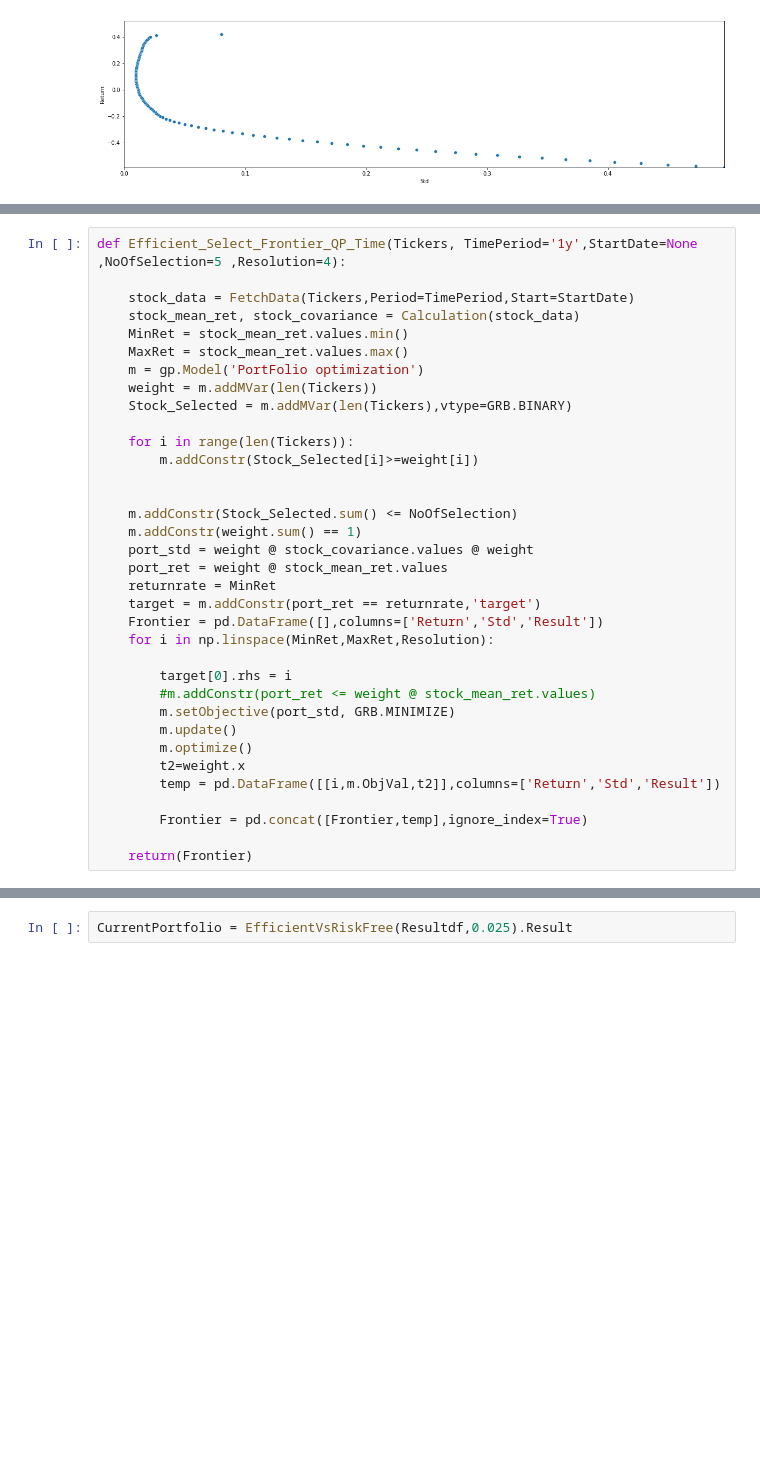
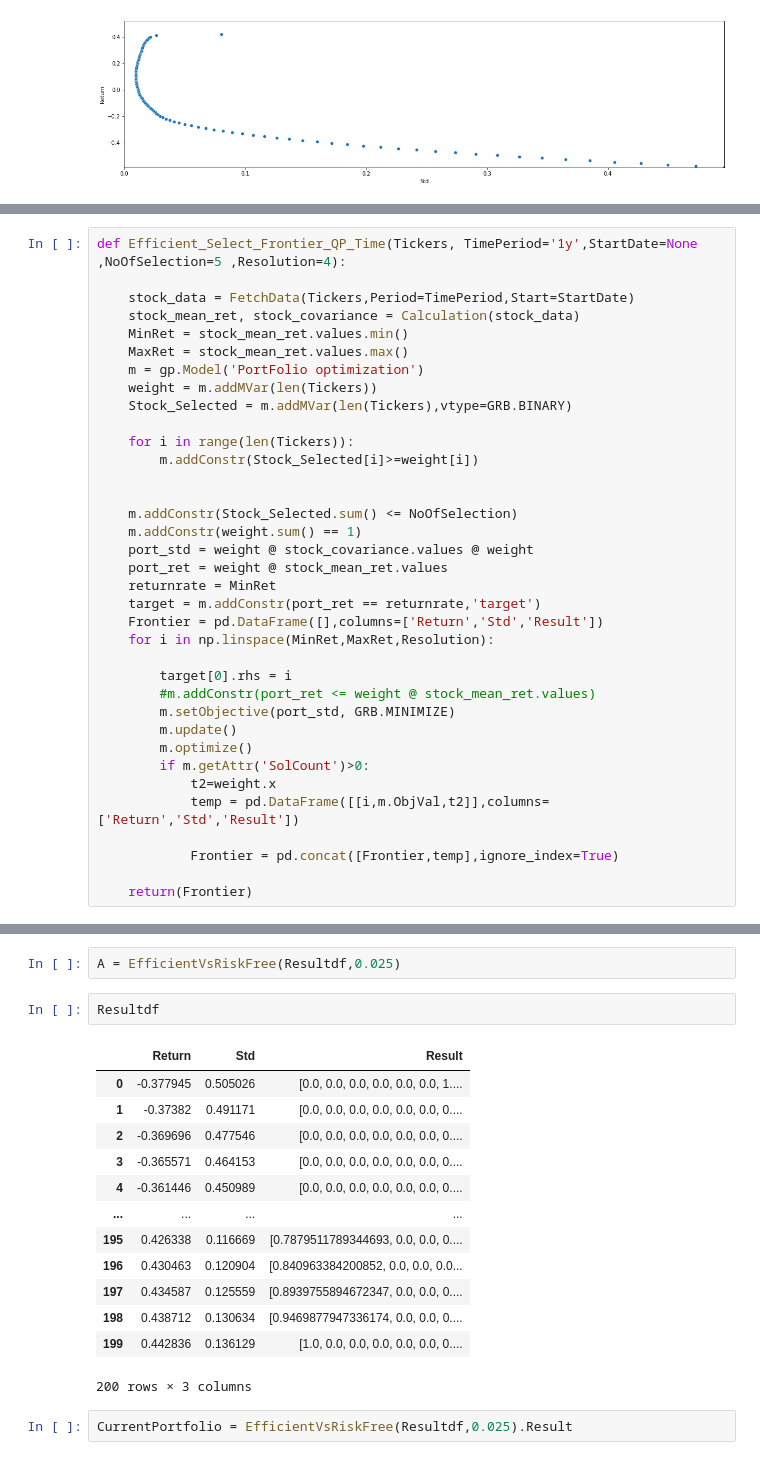
Before and after one commit to satish-kumar-pradhan/Portfolio-Optimization, a Jupyter notebook: EfficientFrontier.ipynb, the cells around one changed output, grey strips where cells are left out. Saved outputs shown, nothing was run; the diff lists cells and outputs as text; blank space fills up the shorter version.

Commit message:
Update EfficientFrontier.ipynb
shift in portfolio implemented.

```diff
--- a/EfficientFrontier.ipynb
+++ b/EfficientFrontier.ipynb
@@ -424,10 +425,11 @@ def Efficient_Select_Frontier_QP_Time(Tickers, TimePeriod='1y',StartDate=None ,N
         m.setObjective(port_std, GRB.MINIMIZE)
         m.update()
         m.optimize()
-        t2=weight.x
-        temp = pd.DataFrame([[i,m.ObjVal,t2]],columns=['Return','Std','Result'])
+        if m.getAttr('SolCount')>0:
+            t2=weight.x
+            temp = pd.DataFrame([[i,m.ObjVal,t2]],columns=['Return','Std','Result'])
 
-        Frontier = pd.concat([Frontier,temp],ignore_index=True)
+            Frontier = pd.concat([Frontier,temp],ignore_index=True)
 
     return(Frontier)
 # %%
@@ -453,2 +455,20 @@ Best objective 1.361293119224e-01, best bound 1.361293119224e-01, gap 0.0000%
+# %%
+A = EfficientVsRiskFree(Resultdf,0.025)
+# %%
+Resultdf
+# %% [output]
+|  | Return | Std | Result |
+| 0 | -0.377945 | 0.505026 | [0.0, 0.0, 0.0, 0.0, 0.0, 0.0, 1.... |
+| 1 | -0.37382 | 0.491171 | [0.0, 0.0, 0.0, 0.0, 0.0, 0.0, 0.... |
+| 2 | -0.369696 | 0.477546 | [0.0, 0.0, 0.0, 0.0, 0.0, 0.0, 0.... |
+| 3 | -0.365571 | 0.464153 | [0.0, 0.0, 0.0, 0.0, 0.0, 0.0, 0.... |
+| 4 | -0.361446 | 0.450989 | [0.0, 0.0, 0.0, 0.0, 0.0, 0.0, 0.... |
+| ... | ... | ... | ... |
+| 195 | 0.426338 | 0.116669 | [0.7879511789344693, 0.0, 0.0, 0.... |
+| 196 | 0.430463 | 0.120904 | [0.840963384200852, 0.0, 0.0, 0.0... |
+| 197 | 0.434587 | 0.125559 | [0.8939755894672347, 0.0, 0.0, 0.... |
+| 198 | 0.438712 | 0.130634 | [0.9469877947336174, 0.0, 0.0, 0.... |
+| 199 | 0.442836 | 0.136129 | [1.0, 0.0, 0.0, 0.0, 0.0, 0.0, 0.... |
+200 rows × 3 columns
 # %%
 CurrentPortfolio = EfficientVsRiskFree(Resultdf,0.025).Result
```
Also changed, not shown: parts of 19 cells of this notebook.
